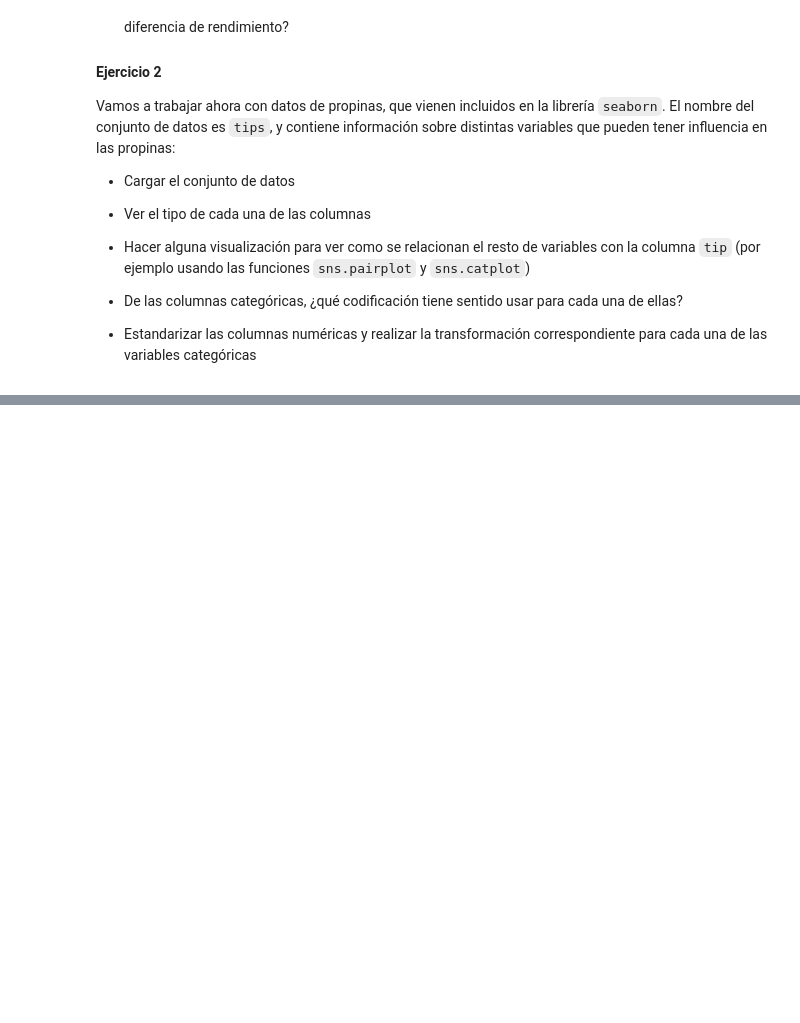
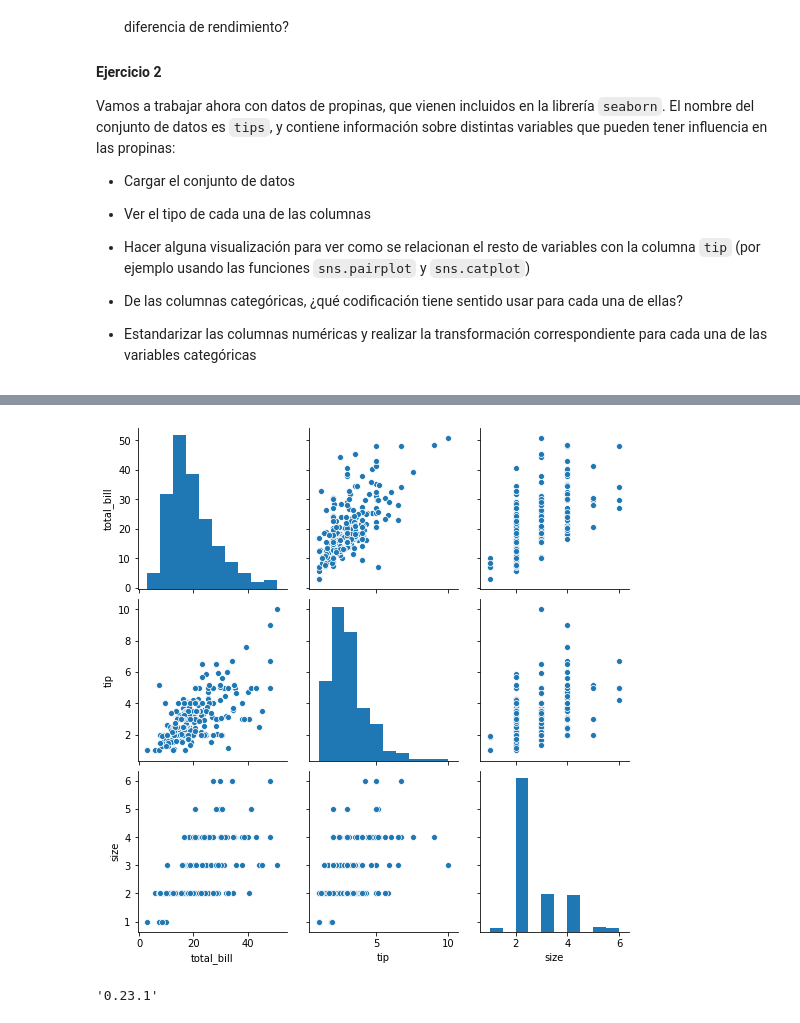
Before and after one commit to albertotb/curso-ml-python, a Jupyter notebook: notebook/sklearn/02-preprocessing.ipynb, the cells around one changed output, grey strips where cells are left out. Drawn from its saved outputs; the diff is of its cells as text; code cells hidden in the pictures; blank space fills up the shorter version.

Commit message:
version final soluciones

```diff
--- a/notebook/sklearn/02-preprocessing.ipynb
+++ b/notebook/sklearn/02-preprocessing.ipynb
@@ -272,0 +338,15 @@ Vamos a trabajar ahora con datos de propinas, que vienen incluidos en la librer
+# %%
+import seaborn as sns
+
+tips = sns.load_dataset('tips')
+sns.pairplot(tips);
+# %% [output]
+[figure, added]
+# %%
+#%pip install scikit-learn==0.23.1
+# Es posible que sea necesario reiniciar el kernel
+
+import sklearn
+sklearn.__version__
+# %% [output]
+'0.23.1'
```
Also changed, not shown: parts of 18 cells of this notebook, 6 other files.
